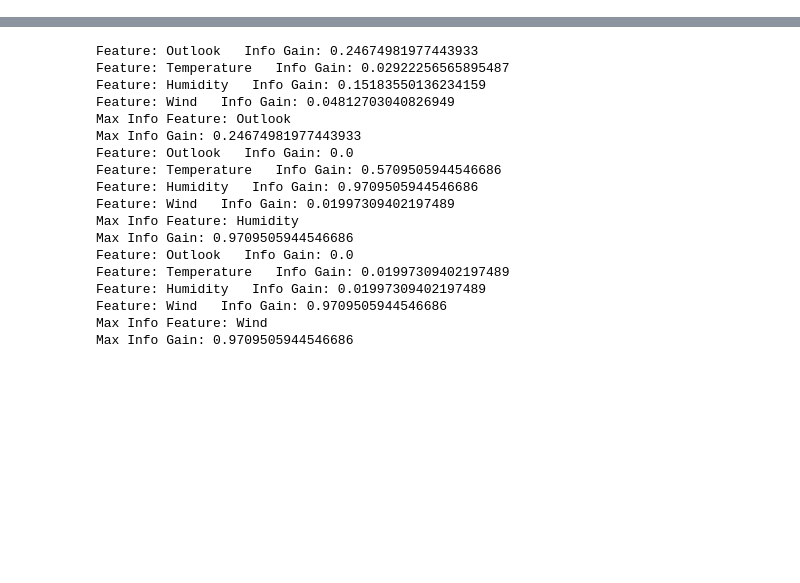
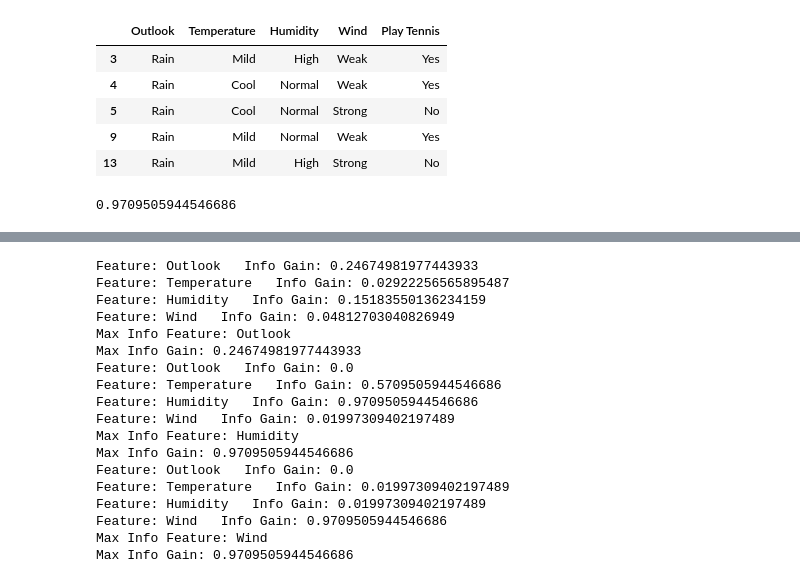
Before and after one commit to machadojohn/HW1, a Jupyter notebook: src/olijnyk/homework 1 decision tree v3.ipynb, the cells around one changed output, grey strips where cells are left out. Cells and saved outputs as stored; diff of their text form; code cells hidden in the pictures; blank space fills up the shorter version.

```diff
--- a/src/olijnyk/homework 1 decision tree v3.ipynb
+++ b/src/olijnyk/homework 1 decision tree v3.ipynb
@@ -170,0 +118,18 @@ root, train_data_sub = generate_sub_tree(most_info_feature, most_info_gain, trai
+# %%
+#here we demonstrate the algorithm by selecting a the Outlook feature with class of Rain.
+# We create a data frame with only those rows where Outlook is sunny
+feature_values = train_data_set[train_data_set["Outlook"] == "Rain"]
+feature_values
+# %% [output]
+|  | Outlook | Temperature | Humidity | Wind | Play Tennis |
+| 3 | Rain | Mild | High | Weak | Yes |
+| 4 | Rain | Cool | Normal | Weak | Yes |
+| 5 | Rain | Cool | Normal | Strong | No |
+| 9 | Rain | Mild | Normal | Weak | Yes |
+| 13 | Rain | Mild | High | Strong | No |
+# %%
+#now calculate the entropy of Outlook is Sunny
+calc_entropy(feature_values, label_string, label_class_list)
+#this matches the hand calculated value
+# %% [output]
+0.9709505944546686
```
Also changed, not shown: parts of 49 cells of this notebook, 1 other file.
